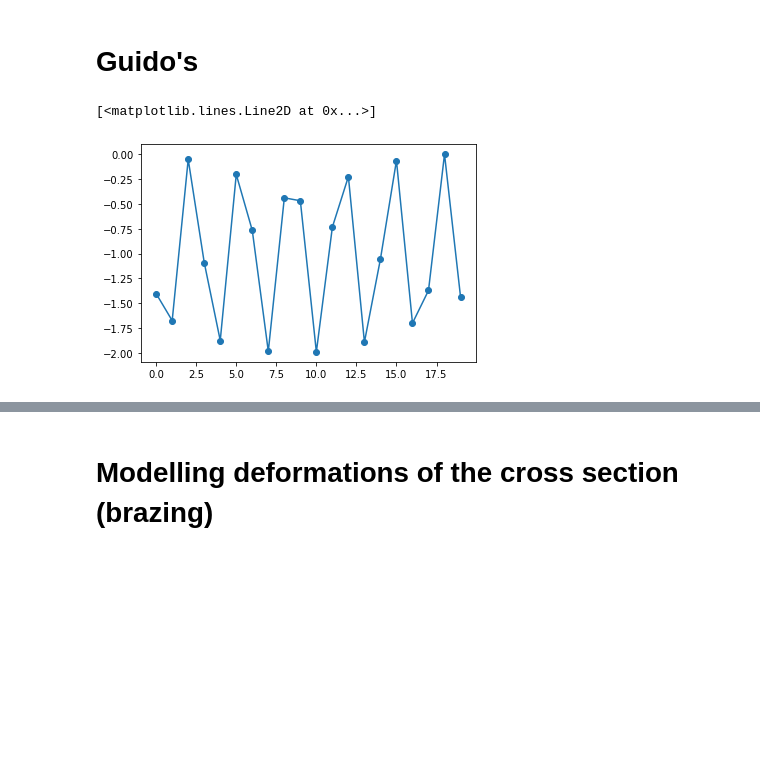
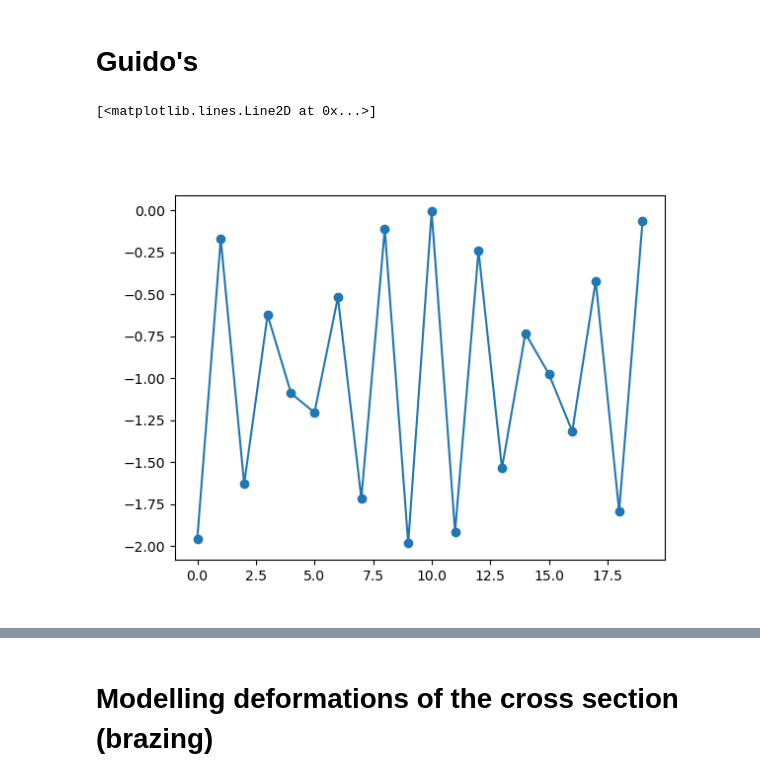
Before and after one commit to pbelange/leakage, a Jupyter notebook: leakage.ipynb, the cells around one changed output, grey strips where cells are left out. Drawn from its saved outputs; the diff is of its cells as text; code cells hidden in the pictures; blank space fills up the shorter version.

```diff
--- a/leakage.ipynb
+++ b/leakage.ipynb
@@ -10,7 +10,7 @@ import matplotlib.pyplot as plt
 
 I_w = 350
 L_w = 1;
-r_w = 8e-3;
+r_w = 10e-3;
 theta_w = 0;
 energy = 7000
 
@@ -45,31 +45,32 @@ def get_kl(r_w, theta_w):
                     K_multi*1.0/r_w**(2)*np.sin(-2*theta_w),
                     K_multi*2.0/r_w**(3)*np.sin(-3*theta_w),
                     K_multi*6.0/r_w**(4)*np.sin(-4*theta_w),
                     K_multi*24.0/r_w**(5)*np.sin(-5*theta_w),
                     K_multi*120.0/r_w**(6)*np.sin(-6*theta_w),
                     K_multi*720.0/r_w**(7)*np.sin(-7*theta_w),
                     K_multi*5040.0/r_w**(8)*np.sin(-8*theta_w),
                     K_multi*40320.0/r_w**(9)*np.sin(-9*theta_w),
                     K_multi*362880.0/r_w**(10)*np.sin(-10*theta_w),
                     K_multi*3628800.0/r_w**(11)*np.sin(-11*theta_w),
                     K_multi*39916800.0/r_w**(12)*np.sin(-12*theta_w),
                     K_multi*479001600.0/r_w**(13)*np.sin(-13*theta_w),
                     K_multi*6227020800.0/r_w**(14)*np.sin(-14*theta_w),
                     K_multi*87178291200.0/r_w**(15)*np.sin(-15*theta_w),
                     K_multi*1307674368000.0/r_w**(16)*np.sin(-16*theta_w),
                     K_multi*20922789888000.0/r_w**(17)*np.sin(-17*theta_w),
                     K_multi*355687428096000.0/r_w**(18)*np.sin(-18*theta_w),
                     K_multi*6402373705728000.0/r_w**(19)*np.sin(-19*theta_w),
                     K_multi*1.21645100408832e+17/r_w**(20)*np.sin(-20*theta_w)]))
 
 #wire_multipole_2of2: kicker, L=0, HKICK := -K_multi*1.0/r_w^(1)*COS(-1*theta_w), VKICK := K_multi*1.0/r_w^(1)*SIN(-1*theta_w);
 
 get_kl(r_w, theta_w=0)
 knl, ksl = get_kl(r_w, theta_w=0)
 error1_n, error1_s = get_kl(r_w, theta_w=.0006/r_w*180/np.pi)
 error2_n, error2_s = get_kl(r_w, theta_w=-.0006/r_w*180/np.pi)
 
+plt.figure()
 plt.plot((error1_n-knl)/knl,'-o')
 # %% [output]
 [<matplotlib.lines.Line2D at 0x...>]
-[figure, old version]
+[figure, new version]
```
Also changed, not shown: parts of 10 cells of this notebook, 1 other file.
